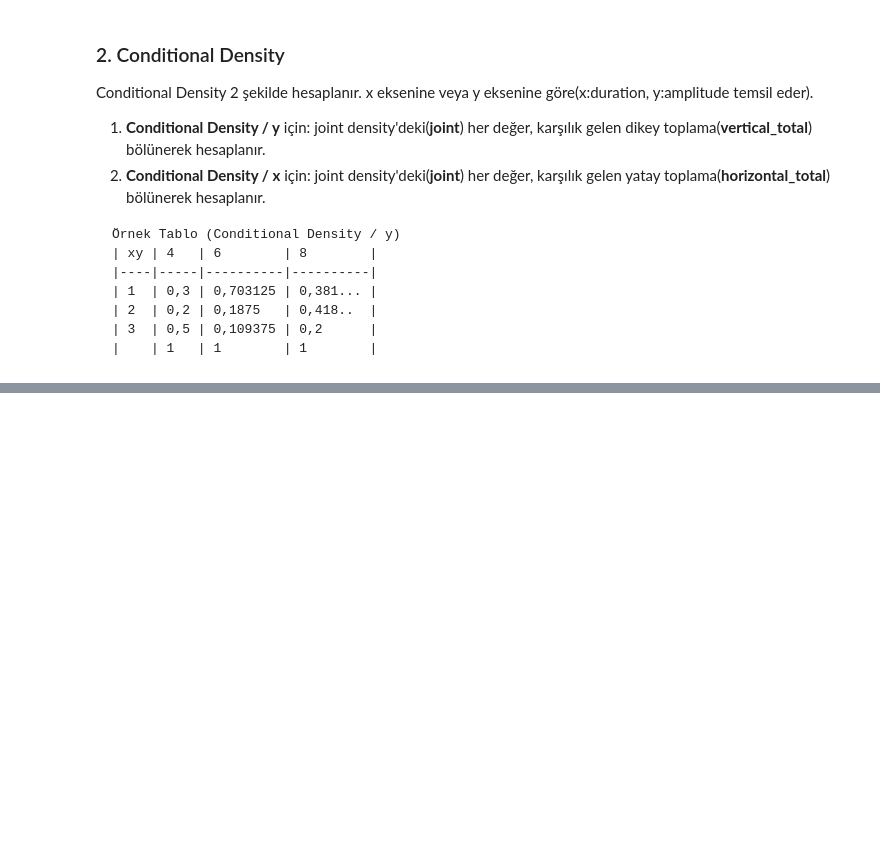
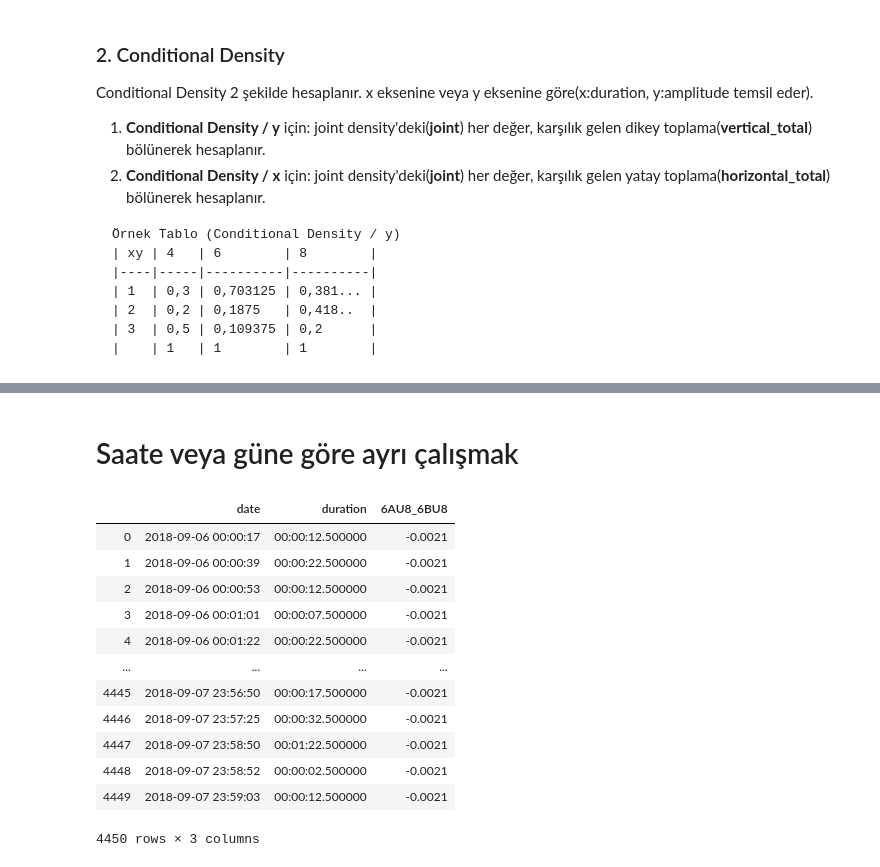
Before and after one commit to birdalugur/cefis2, a Jupyter notebook: main.ipynb, the cells around one changed output, grey strips where cells are left out. Cells and saved outputs as stored; diff of their text form; code cells hidden in the pictures; blank space fills up the shorter version.

```diff
--- a/main.ipynb
+++ b/main.ipynb
@@ -250,0 +470,2 @@ Conditional Density 2 şekilde hesaplanır. x eksenine veya y eksenine göre(x:d
+# %% [markdown]
+# Saate veya güne göre ayrı çalışmak
@@ -250,0 +474,17 @@ Conditional Density 2 şekilde hesaplanır. x eksenine veya y eksenine göre(x:d
+# %%
+pair_ab  = new_ab
+pair_ab
+# %% [output]
+|  | date | duration | 6AU8_6BU8 |
+| 0 | 2018-09-06 00:00:17 | 00:00:12.500000 | -0.0021 |
+| 1 | 2018-09-06 00:00:39 | 00:00:22.500000 | -0.0021 |
+| 2 | 2018-09-06 00:00:53 | 00:00:12.500000 | -0.0021 |
+| 3 | 2018-09-06 00:01:01 | 00:00:07.500000 | -0.0021 |
+| 4 | 2018-09-06 00:01:22 | 00:00:22.500000 | -0.0021 |
+| ... | ... | ... | ... |
+| 4445 | 2018-09-07 23:56:50 | 00:00:17.500000 | -0.0021 |
+| 4446 | 2018-09-07 23:57:25 | 00:00:32.500000 | -0.0021 |
+| 4447 | 2018-09-07 23:58:50 | 00:01:22.500000 | -0.0021 |
+| 4448 | 2018-09-07 23:58:52 | 00:00:02.500000 | -0.0021 |
+| 4449 | 2018-09-07 23:59:03 | 00:00:12.500000 | -0.0021 |
+4450 rows × 3 columns
```
Also changed, not shown: parts of 19 cells of this notebook, 1 other file.
